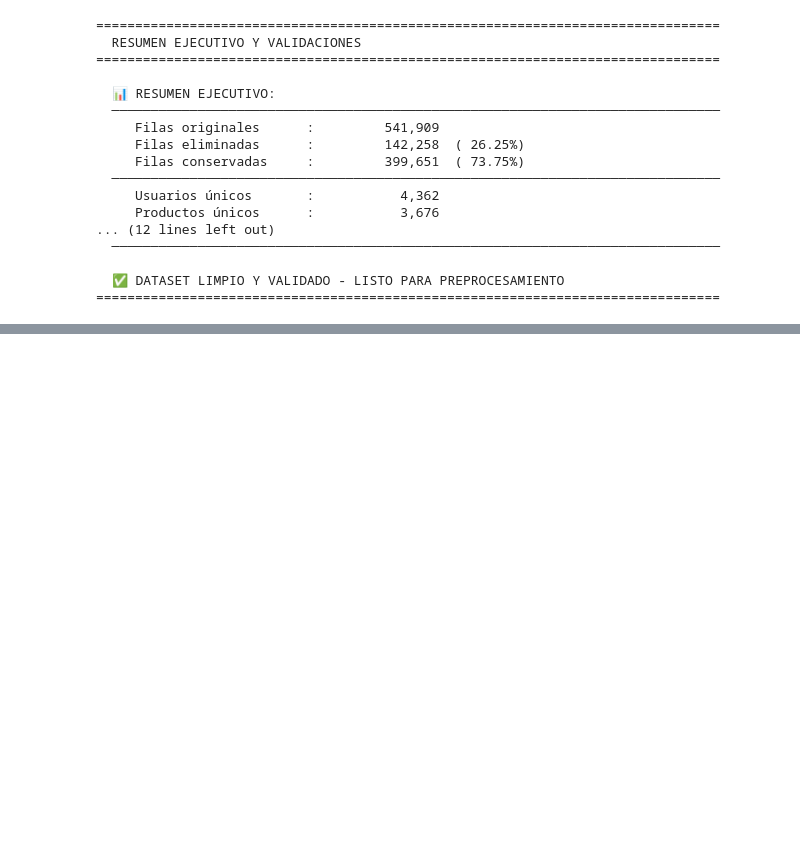
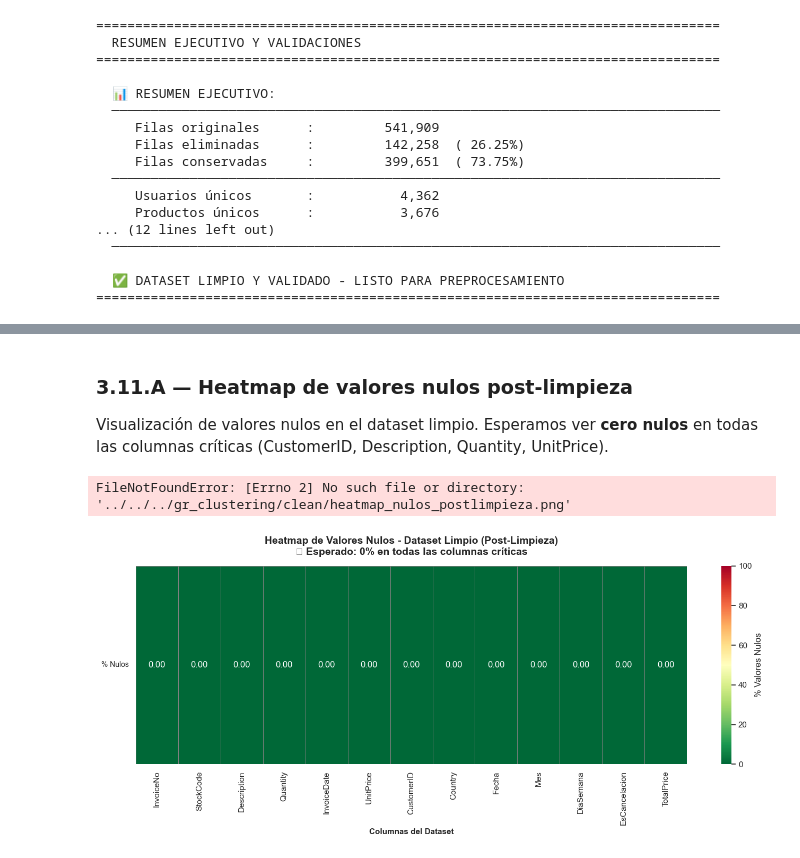
Before and after one commit to ravel01106/proyecto-master-ia-big-data, a Jupyter notebook: notebooks/clustering_proyect/clean/clean_data_clustering.ipynb, the cells around one changed output, grey strips where cells are left out. Saved outputs shown, nothing was run; the diff lists cells and outputs as text; code cells hidden in the pictures; blank space fills up the shorter version.

Commit message:
commit 13 visuales

```diff
--- a/notebooks/clustering_proyect/clean/clean_data_clustering.ipynb
+++ b/notebooks/clustering_proyect/clean/clean_data_clustering.ipynb
@@ -1016,0 +1028,61 @@ print(f"{'='*80}")
+# %% [markdown]
+### 3.11.A — Heatmap de valores nulos post-limpieza
+
+Visualización de valores nulos en el dataset limpio. Esperamos ver **cero nulos** en todas las columnas críticas (CustomerID, Description, Quantity, UnitPrice).
+# %%
+# 3.11.A — Heatmap de valores nulos post-limpieza
+
+fig, ax = plt.subplots(figsize=(14, 6))
+
+# Calcular porcentaje de nulos por columna
+nulos_pct = (df_working.isnull().sum() / len(df_working) * 100).to_frame(name='% Nulos')
+
+# Crear heatmap
+sns.heatmap(
+    nulos_pct.T,
+    annot=True,
+    fmt='.2f',
+    cmap='RdYlGn_r',
+    cbar_kws={'label': '% Valores Nulos'},
+    linewidths=0.5,
+    linecolor='gray',
+    vmin=0,
+    vmax=100,
+    ax=ax
+)
+
+ax.set_title(
+    'Heatmap de Valores Nulos - Dataset Limpio (Post-Limpieza)\n'
+    '✓ Esperado: 0% en todas las columnas críticas',
+    fontsize=14,
+    fontweight='bold',
+    pad=15
+)
+ax.set_xlabel('Columnas del Dataset', fontsize=11, fontweight='bold')
+ax.set_ylabel('')
+ax.set_yticklabels(['% Nulos'], rotation=0, fontsize=10)
+
+plt.tight_layout()
+plt.savefig(f'{RUTA_GRAFICOS}heatmap_nulos_postlimpieza.png', dpi=300, bbox_inches='tight')
+plt.show()
+
+# Resumen textual
+total_nulos = df_working.isnull().sum().sum()
+print(f"{'='*60}")
+print(f"  VERIFICACIÓN: VALORES NULOS POST-LIMPIEZA")
+print(f"{'='*60}")
+print(f"  Total valores nulos en dataset limpio: {total_nulos:,}")
+if total_nulos == 0:
+    print(f"  ✅ VALIDACIÓN EXITOSA: Dataset 100% completo")
+else:
+    print(f"  ⚠️  ATENCIÓN: Quedan {total_nulos:,} valores nulos")
+    print(f"\n  Columnas con nulos:")
+    for col, count in df_working.isnull().sum().items():
+        if count > 0:
+            pct = count / len(df_working) * 100
+            print(f"    - {col}: {count:,} ({pct:.2f}%)")
+print(f"{'='*60}")
+print(f"\n  📁 Gráfico guardado: heatmap_nulos_postlimpieza.png")
+# %% [output]
+FileNotFoundError: [Errno 2] No such file or directory: '../../../gr_clustering/clean/heatmap_nulos_postlimpieza.png'
+[figure, added]
```
Also changed, not shown: parts of 6 cells of this notebook, 4 other files.
